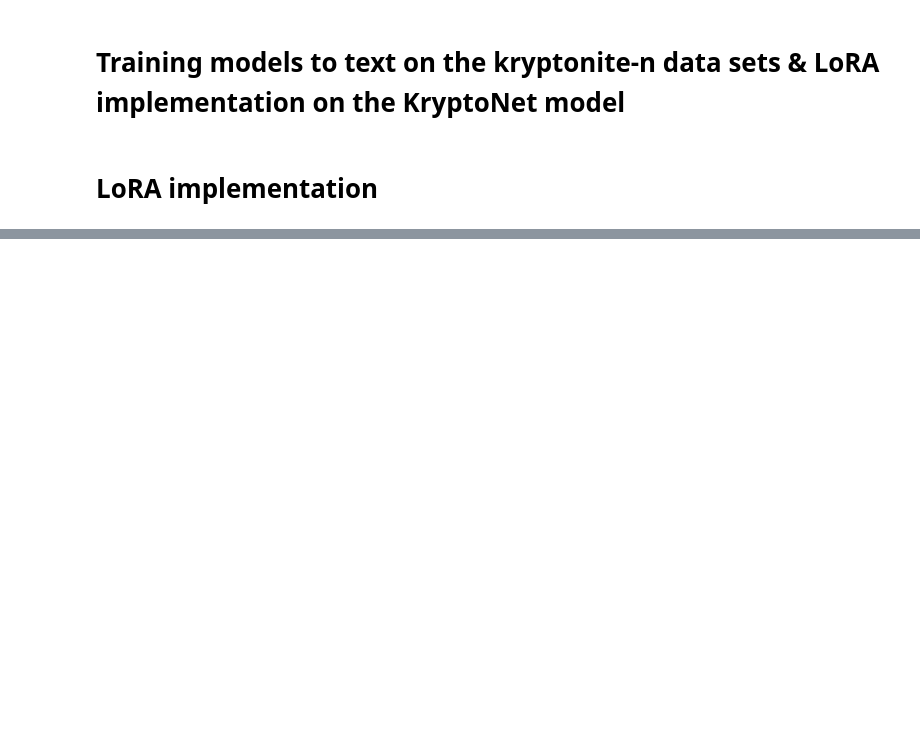
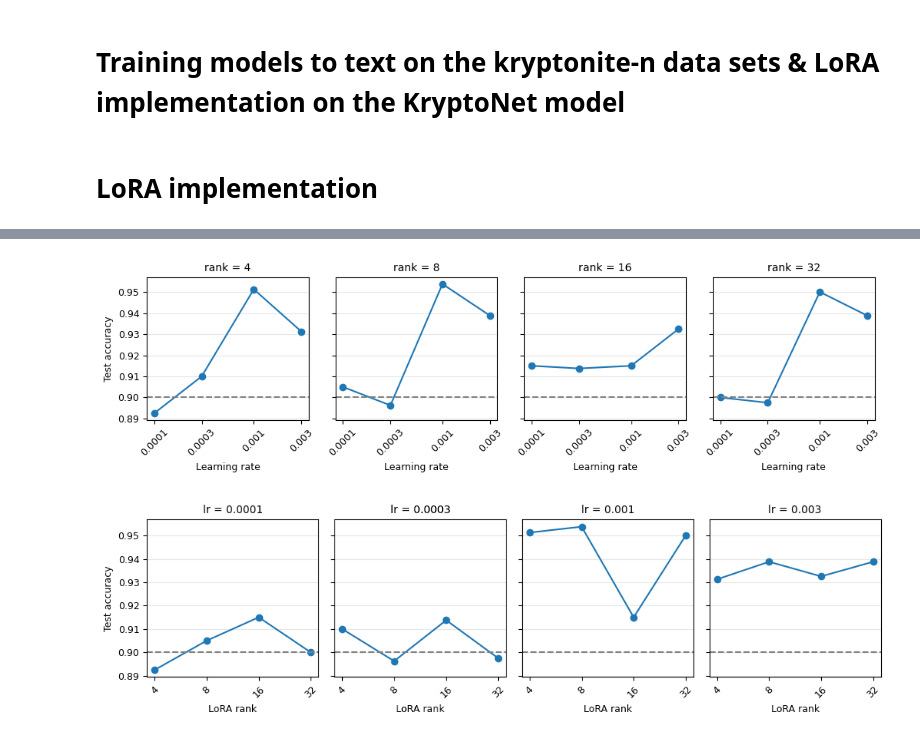
Before and after one commit to ayushnayee01/MML_coursework, a Jupyter notebook: TrainingModels.ipynb, the cells around one changed output, grey strips where cells are left out. Cells and saved outputs as stored; diff of their text form; code cells hidden in the pictures; blank space fills up the shorter version.

```diff
--- a/TrainingModels.ipynb
+++ b/TrainingModels.ipynb
@@ -166,0 +188,24 @@ end=> LoRA (r=32, lr=0.001): 0.9537
+# %%
+def plot_sweep(results, by="r"):
+    kg, kx = (2, 3) if by == "r" else (3, 2)   # tuple index for panel grouping / x-axis
+    xlabel = "Learning rate" if by == "r" else "LoRA rank"
+    groups = sorted({t[kg] for t in results})
+    xs = sorted({t[kx] for t in results})
+    fig, axes = plt.subplots(1, len(groups), figsize=(2.6 * len(groups), 3), sharey=True)
+    for ax, g in zip(axes, groups):
+        pts = sorted((t[kx], t[1]) for t in results if t[kg] == g)
+        ax.plot(*zip(*pts), marker="o")
+        ax.axhline(TARGET, color="gray", ls="--", lw=1.5)
+        ax.set_xscale("log", base=10 if by == "r" else 2)
+        ax.set_xticks(xs); ax.set_xticklabels([f"{x:g}" for x in xs], rotation=45)
+        ax.minorticks_off()
+        ax.set_title(f"{'rank' if by == 'r' else 'lr'} = {g:g}")
+        ax.set_xlabel(xlabel); ax.grid(axis="y", alpha=0.3)
+    axes[0].set_ylabel("Test accuracy")
+    fig.tight_layout(); plt.show()
+
+plot_sweep(results, by="r")
+plot_sweep(results, by="lr")
+# %% [output]
+[figure, added]
+[figure, added]
```
Also changed, not shown: parts of 1 cell of this notebook.
